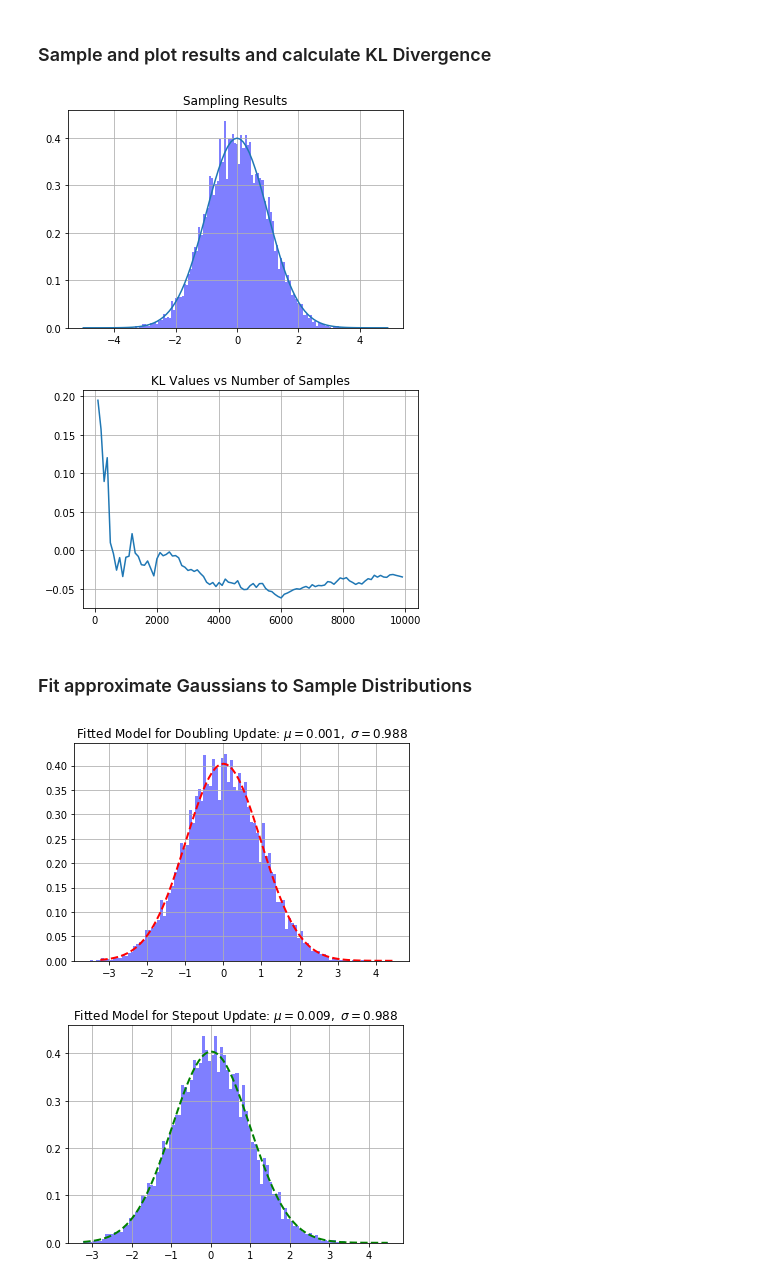
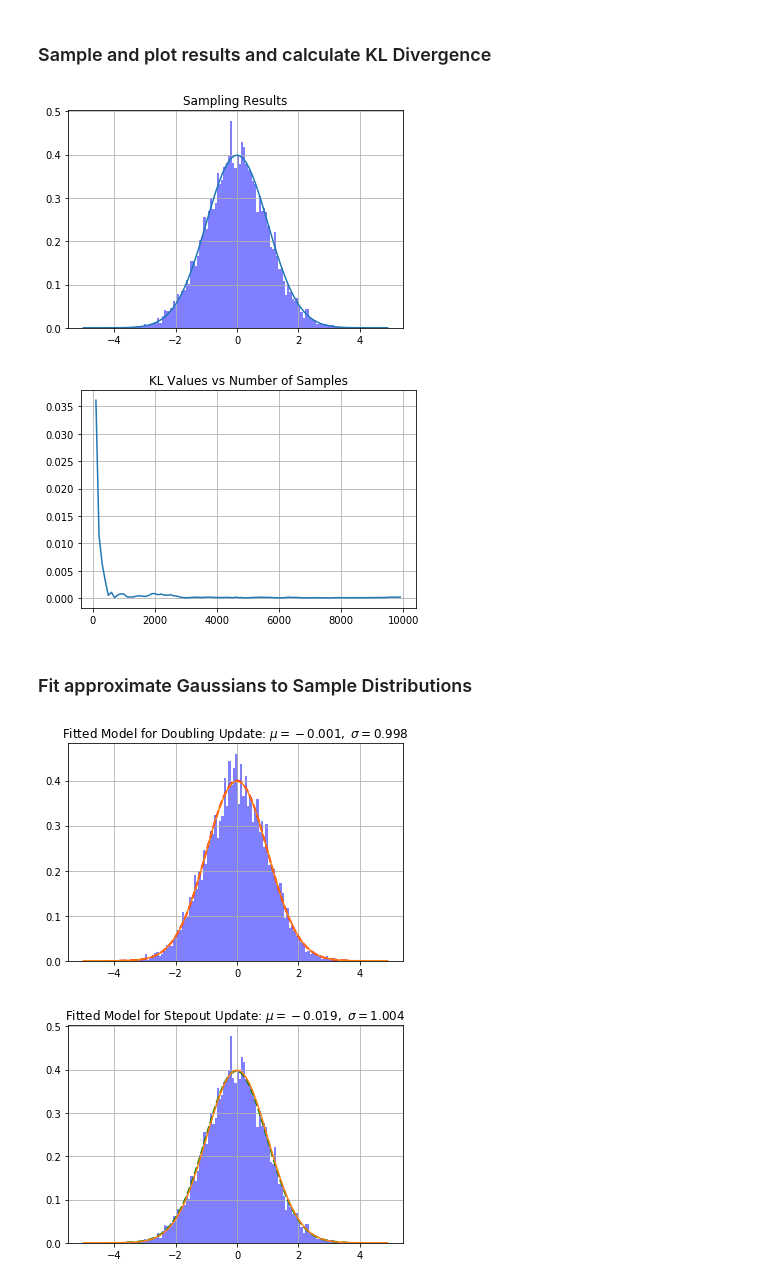
Before and after one commit to pints-team/pints-docs, a Jupyter notebook: Lorcan/Slice Sampling Unimodal.ipynb, the cells around one changed output. Drawn from its saved outputs; the diff is of its cells as text; code cells hidden in the pictures.

```diff
--- a/Lorcan/Slice Sampling Unimodal.ipynb
+++ b/Lorcan/Slice Sampling Unimodal.ipynb
@@ -166,7 +166,7 @@ while i <10000:
     r = new_double[1]
     if i%100==0:
         (mu_d, sigma_d) = norm.fit(samples_double)
-        kl_values_d.append(np.log(sigma_d/1)+((1+(0-mu_d)**2)/2*sigma_d**2)-.5)
+        kl_values_d.append(np.log(sigma_d/1)+((1+(0-mu_d)**2)/(2*sigma_d**2))-.5)
         iterations_d.append(i)
     i = i+1
 
@@ -263,7 +263,7 @@ while i <10000:
     r = new_stepout[1]
     if i%100==0:
         (mu_s, sigma_s) = norm.fit(samples_stepout)
-        kl_values_s.append(np.log(sigma_s/1)+((1+(0-mu_s)**2)/2*sigma_s**2)-.5)
+        kl_values_s.append(np.log(sigma_s/1)+((1+(0-mu_s)**2)/(2*sigma_s**2))-.5)
         iterations_s.append(i)
     i = i+1
 
@@ -279,29 +279,31 @@ plt.plot(iterations_s, kl_values_s)
 plt.grid(True)
 plt.show()
 # %% [output]
-[figure, old version]
+[figure, new version]
-[figure, old version]
+[figure, new version]
 # %% [markdown]
 ### Fit approximate Gaussians to Sample Distributions
 # %%
 import matplotlib.mlab as mlab
 
 (mu_d, sigma_d) = norm.fit(samples_double)
 y_d = mlab.normpdf(bins_d, mu_d, sigma_d)
 l_d = plt.plot(bins_d, y_d, 'r--', linewidth=2)
 
 plt.title(r'Fitted Model for Doubling Update: $\mu=%.3f,\ \sigma=%.3f$' %(mu_d, sigma_d))
 n_d, bins_d, patches_d = plt.hist(samples_double, num_bins, facecolor='blue', alpha=0.5, normed=1)
+plt.plot(X, Y)
 plt.grid(True)
 plt.show()
 
 (mu_s, sigma_s) = norm.fit(samples_stepout)
+y_s = mlab.normpdf(bins_s, mu_s, sigma_s)
 l_s = plt.plot(bins_s, y_s, 'g--', linewidth=2)
-y_s = mlab.normpdf(bins_s, mu_s, sigma_s)
 plt.title(r'Fitted Model for Stepout Update: $\mu=%.3f,\ \sigma=%.3f$' %(mu_s, sigma_s))
 n_s, bins_s, patches_s = plt.hist(samples_stepout, num_bins, facecolor='blue', alpha=0.5, normed=1)
+plt.plot(X, Y)
 plt.grid(True)
 plt.show()
 # %% [output]
-[figure, old version]
+[figure, new version]
-[figure, old version]
+[figure, new version]
```
Also changed, not shown: parts of 9 cells of this notebook, 15 other files.
